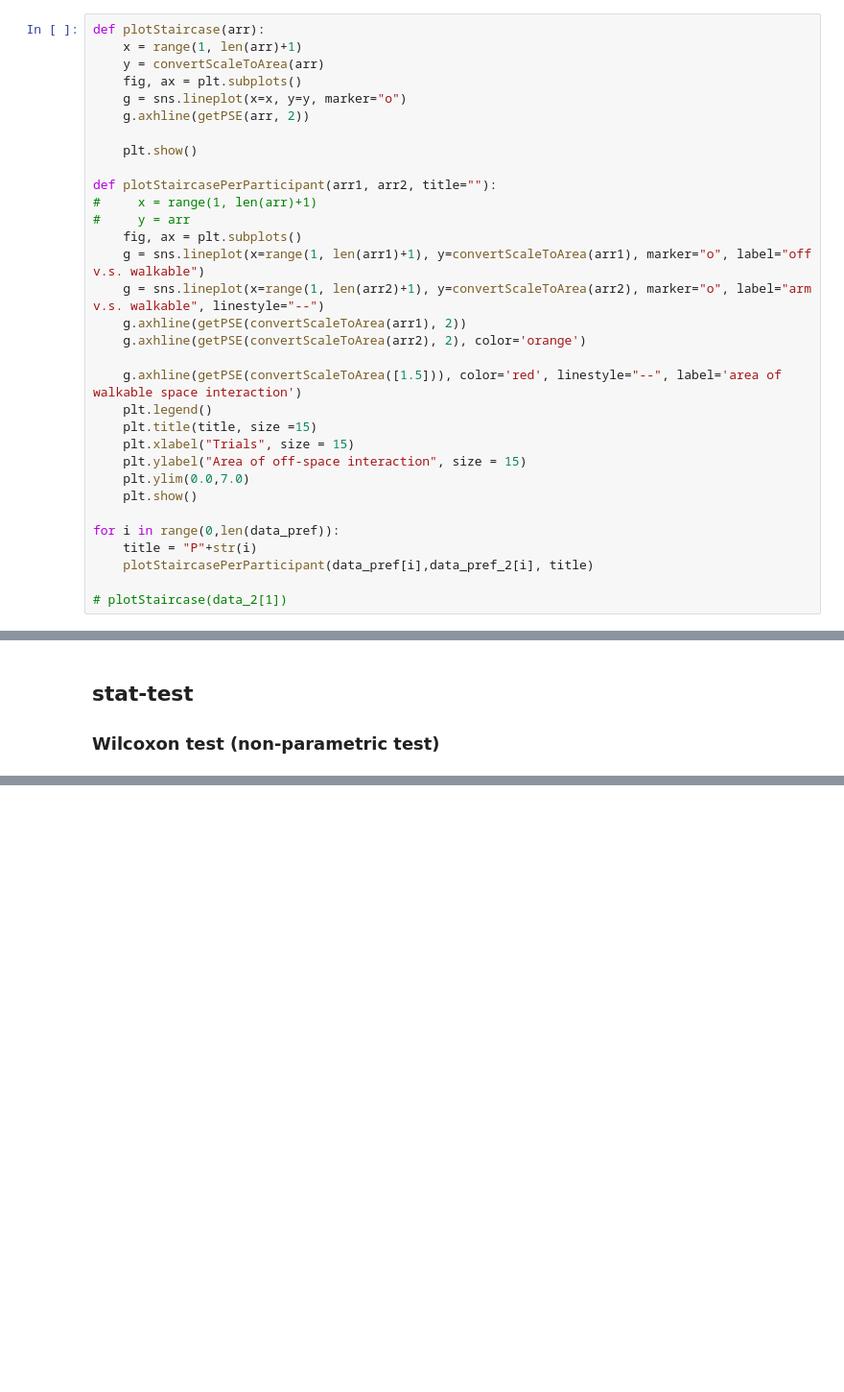
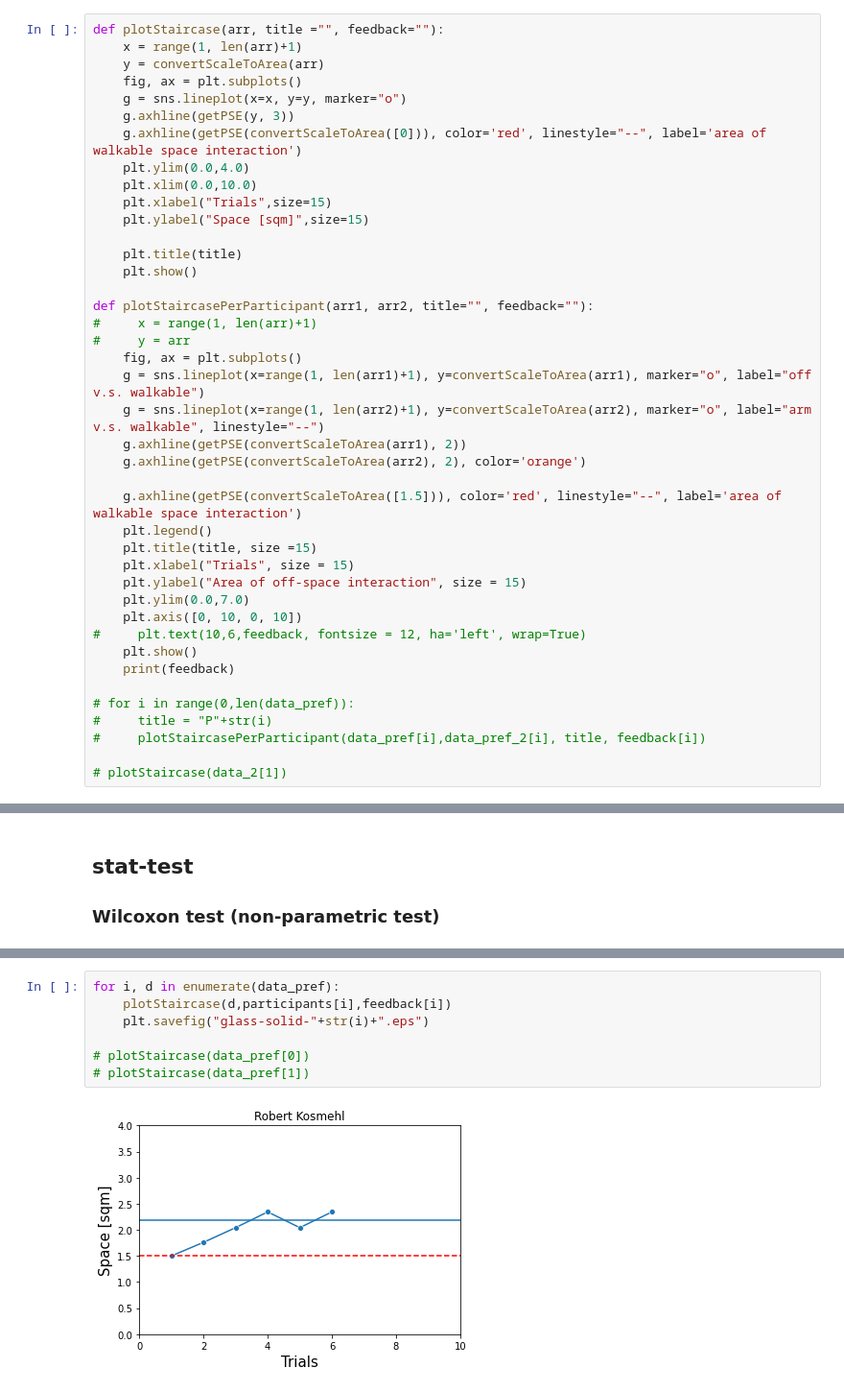
Before and after one commit to JotaroS/stair-case-study, a Jupyter notebook: plot_data.ipynb, the cells around one changed output, grey strips where cells are left out. Shown at 96% size. Saved outputs shown, nothing was run; the diff lists cells and outputs as text; blank space fills up the shorter version.

Commit message:
added glas-solid

```diff
--- a/plot_data.ipynb
+++ b/plot_data.ipynb
@@ -100,16 +121,22 @@ def getPSE(data, n=3):
         return sum(revs) / len(revs)
     else: return data[-1]
 # %%
-def plotStaircase(arr):
+def plotStaircase(arr, title ="", feedback=""):
     x = range(1, len(arr)+1)
     y = convertScaleToArea(arr)
     fig, ax = plt.subplots()
     g = sns.lineplot(x=x, y=y, marker="o")
-    g.axhline(getPSE(arr, 2))
+    g.axhline(getPSE(y, 3))
+    g.axhline(getPSE(convertScaleToArea([0])), color='red', linestyle="--", label='area of walkable space interaction')
+    plt.ylim(0.0,4.0)
+    plt.xlim(0.0,10.0)
+    plt.xlabel("Trials",size=15)
+    plt.ylabel("Space [sqm]",size=15)
 
+    plt.title(title)
     plt.show()
 
-def plotStaircasePerParticipant(arr1, arr2, title=""):
+def plotStaircasePerParticipant(arr1, arr2, title="", feedback=""):
 #     x = range(1, len(arr)+1)
 #     y = arr
     fig, ax = plt.subplots()
@@ -124,10 +151,13 @@ def plotStaircasePerParticipant(arr1, arr2, title=""):
     plt.xlabel("Trials", size = 15)
     plt.ylabel("Area of off-space interaction", size = 15)
     plt.ylim(0.0,7.0)
+    plt.axis([0, 10, 0, 10])
+#     plt.text(10,6,feedback, fontsize = 12, ha='left', wrap=True)
     plt.show()
+    print(feedback)
 
-for i in range(0,len(data_pref)):
-    title = "P"+str(i)
-    plotStaircasePerParticipant(data_pref[i],data_pref_2[i], title)
+# for i in range(0,len(data_pref)):
+#     title = "P"+str(i)
+#     plotStaircasePerParticipant(data_pref[i],data_pref_2[i], title, feedback[i])
 
 # plotStaircase(data_2[1])
@@ -156,0 +192,9 @@ sns.violinplot(data=[getPSEs(data,5), getPSEs(data_2,5)])
+# %%
+for i, d in enumerate(data_pref):
+    plotStaircase(d,participants[i],feedback[i])
+    plt.savefig("glass-solid-"+str(i)+".eps")
+
+# plotStaircase(data_pref[0])
+# plotStaircase(data_pref[1])
+# %% [output]
+[figure, added]
```
Also changed, not shown: parts of 7 cells of this notebook, 2 other files.
